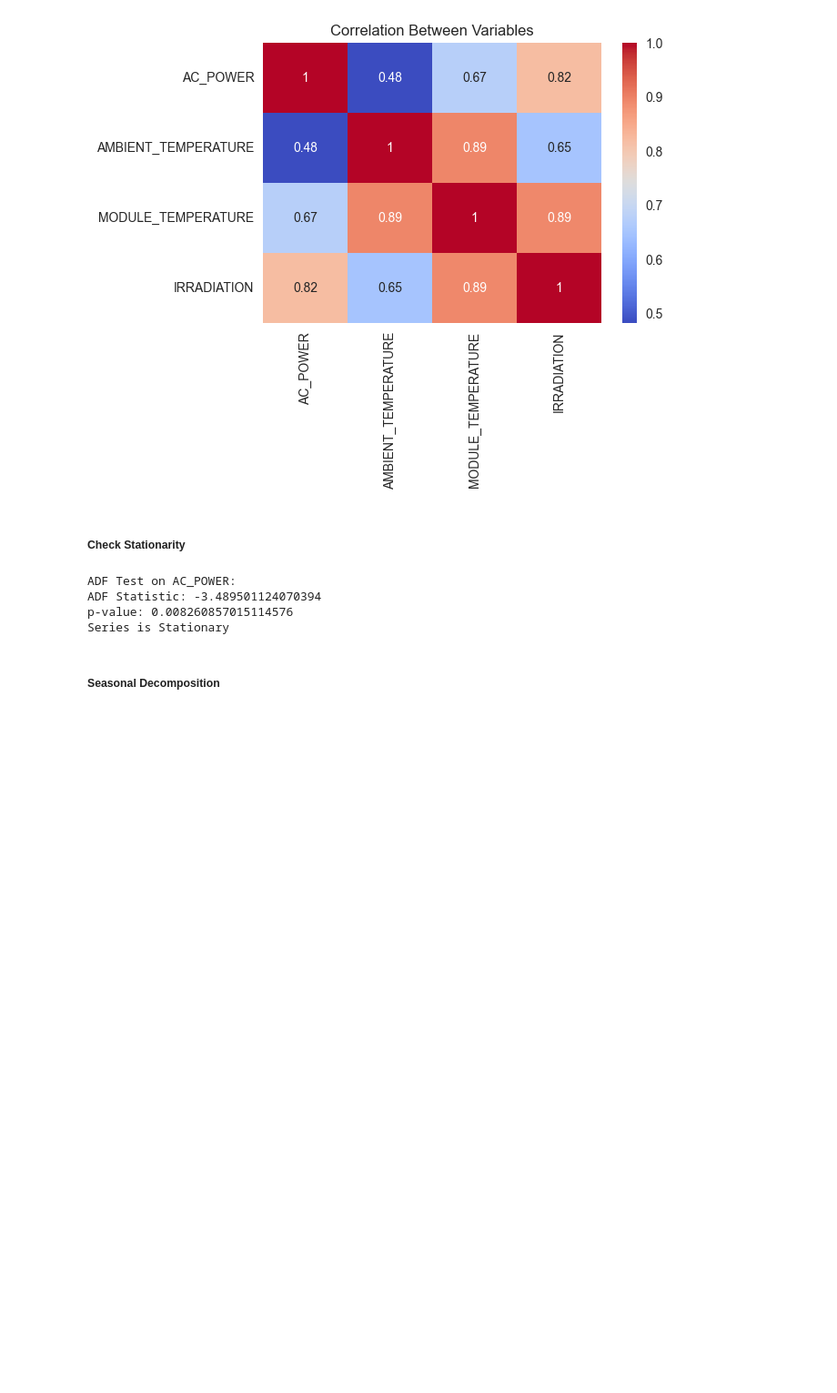
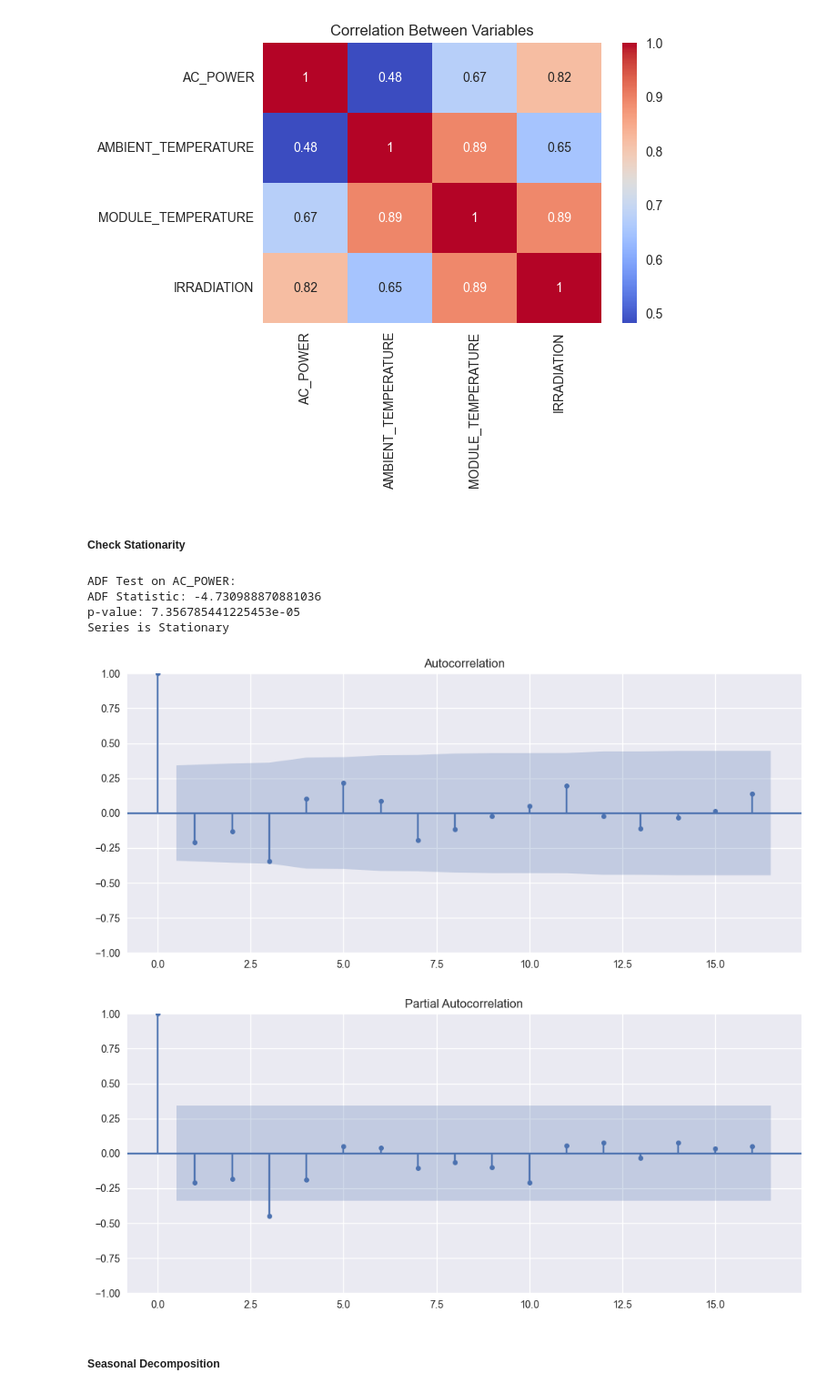
Before and after one commit to sanodyaJinadasa/Solar-Power-Generation-Forecasting, a Jupyter notebook: analysis.ipynb, the cells around one changed output. Shown at 91% size. Saved outputs shown, nothing was run; the diff lists cells and outputs as text; code cells hidden in the pictures; blank space fills up the shorter version.

```diff
--- a/analysis.ipynb
+++ b/analysis.ipynb
@@ -129,12 +130,22 @@ def adf_test(series):
         print("Series is NOT Stationary")
 
 print("\nADF Test on AC_POWER:")
-adf_test(daily_data['AC_POWER'])
+# adf_test(daily_data['AC_POWER'])
+
+daily_data['AC_POWER_diff'] = daily_data['AC_POWER'].diff()
+adf_test(daily_data['AC_POWER_diff'].dropna())
 # %% [output]
 ADF Test on AC_POWER:
-ADF Statistic: -3.489501124070394
-p-value: 0.008260857015114576
+ADF Statistic: -4.730988870881036
+p-value: 7.356785441225453e-05
 Series is Stationary
+# %%
+plot_acf(daily_data['AC_POWER_diff'].dropna())
+plot_pacf(daily_data['AC_POWER_diff'].dropna())
+plt.show()
+# %% [output]
+[figure, added]
+[figure, added]
 # %% [markdown]
 ##### Seasonal Decomposition
 # %%
```
Also changed, not shown: parts of 4 cells of this notebook.
